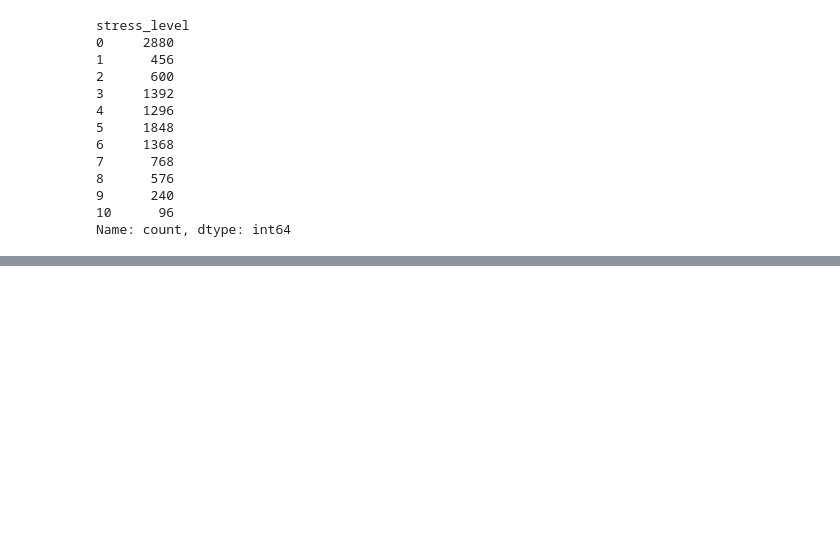
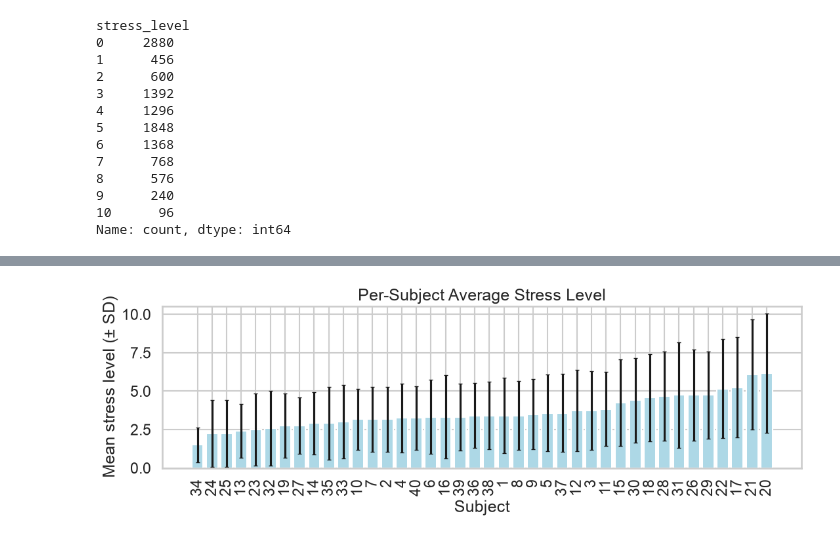
Before and after one commit to pxsa/EEG-stress-xai, a Jupyter notebook: Code/stress.ipynb, the cells around one changed output, grey strips where cells are left out. Cells and saved outputs as stored; diff of their text form; code cells hidden in the pictures; blank space fills up the shorter version.

```diff
--- a/Code/stress.ipynb
+++ b/Code/stress.ipynb
@@ -770,0 +421,23 @@ SVM                  0.544271   0.586255  0.645062  0.614254  0.531174
+# %%
+subject_stress = (
+    metadata_full.groupby("subject")["stress_level"]
+    .agg(["mean", "std", "count"])
+    .sort_values("mean")
+)
+
+fig, ax = plt.subplots(figsize=(11, 4))
+ax.bar(
+    subject_stress.index.astype(str),
+    subject_stress["mean"],
+    yerr=subject_stress["std"],
+    capsize=2,
+    color='lightblue'
+)
+ax.set_xlabel("Subject")
+ax.set_ylabel("Mean stress level (± SD)")
+ax.set_title("Per-Subject Average Stress Level")
+plt.xticks(rotation=90)
+plt.tight_layout()
+plt.show()
+# %% [output]
+[figure, added]
```
Also changed, not shown: parts of 147 cells of this notebook.
